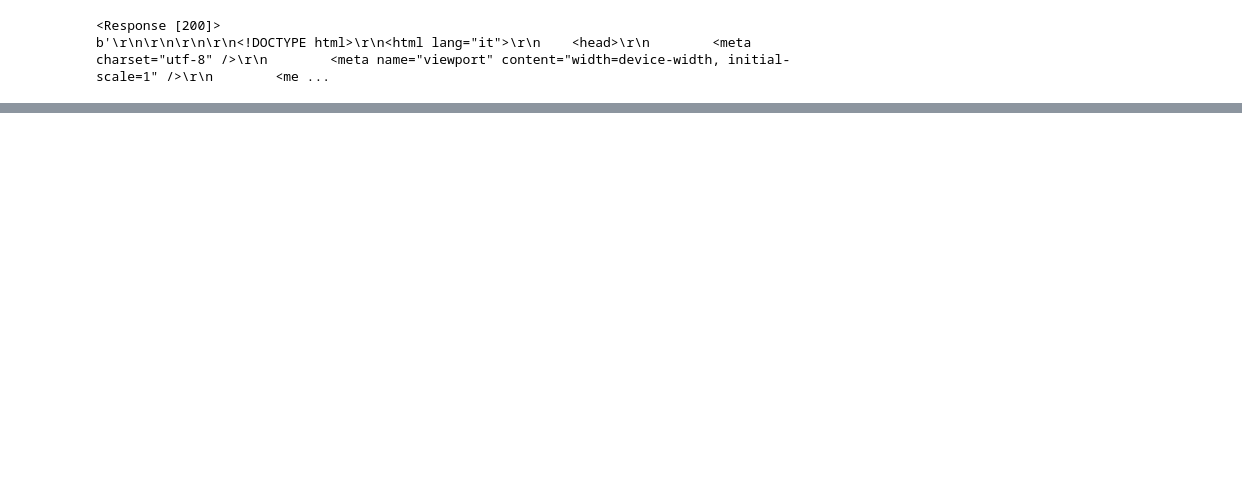
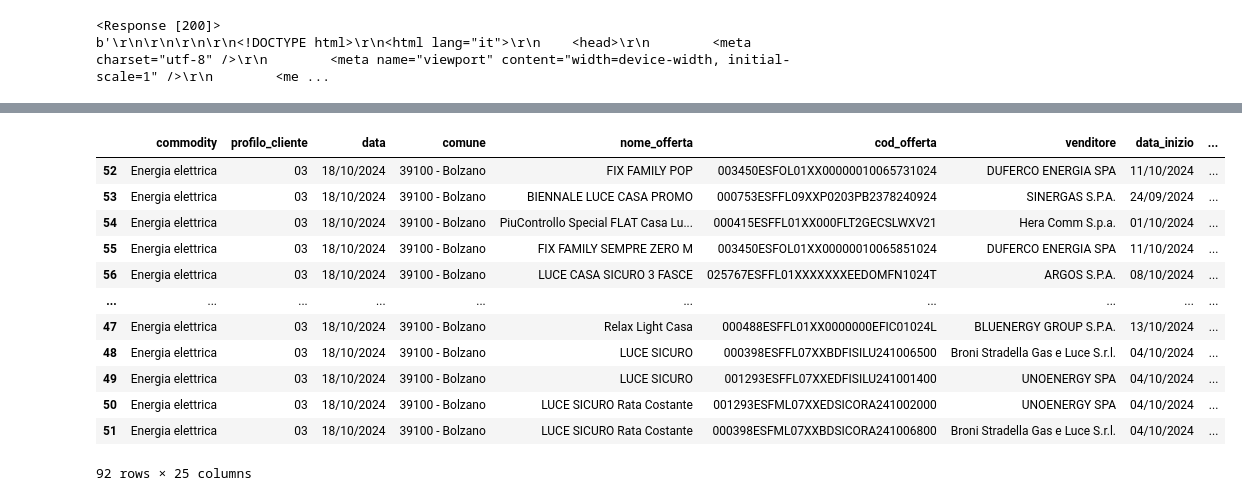
Before and after one commit to artessari/WebScraping_EnergyOffers, a Jupyter notebook: ARERA_OfferteEnergia.ipynb, the cells around one changed output, grey strips where cells are left out. Drawn from its saved outputs; the diff is of its cells as text; code cells hidden in the pictures; blank space fills up the shorter version.

```diff
--- a/ARERA_OfferteEnergia.ipynb
+++ b/ARERA_OfferteEnergia.ipynb
@@ -595,0 +776,20 @@ else:
+# %%
+df03_EE = pd.DataFrame(data_list_totale)
+df03_EE = df03_EE.sort_values(by=['comune', 'spesa_annua(euro)'], ascending=[True, True])
+df03_EE.insert(1, 'profilo_cliente', '03')
+df03_EE.insert(20, 'persone_abitazione', 4)
+df03_EE
+# %% [output]
+|  | commodity | profilo_cliente | data | comune | nome_offerta | cod_offerta | venditore | data_inizio | ... |
+| 52 | Energia elettrica | 03 | 18/10/2024 | 39100 - Bolzano | FIX FAMILY POP | 003450ESFOL01XX00000010065731024 | DUFERCO ENERGIA SPA | 11/10/2024 | ... |
+| 53 | Energia elettrica | 03 | 18/10/2024 | 39100 - Bolzano | BIENNALE LUCE CASA PROMO | 000753ESFFL09XXP0203PB2378240924 | SINERGAS S.P.A. | 24/09/2024 | ... |
+| 54 | Energia elettrica | 03 | 18/10/2024 | 39100 - Bolzano | PiuControllo Special FLAT Casa Lu... | 000415ESFFL01XX000FLT2GECSLWXV21 | Hera Comm S.p.a. | 01/10/2024 | ... |
+| 55 | Energia elettrica | 03 | 18/10/2024 | 39100 - Bolzano | FIX FAMILY SEMPRE ZERO M | 003450ESFOL01XX00000010065851024 | DUFERCO ENERGIA SPA | 11/10/2024 | ... |
+| 56 | Energia elettrica | 03 | 18/10/2024 | 39100 - Bolzano | LUCE CASA SICURO 3 FASCE | 025767ESFFL01XXXXXXXEEDOMFN1024T | ARGOS S.P.A. | 08/10/2024 | ... |
+| ... | ... | ... | ... | ... | ... | ... | ... | ... | ... |
+| 47 | Energia elettrica | 03 | 18/10/2024 | 39100 - Bolzano | Relax Light Casa | 000488ESFFL01XX0000000EFIC01024L | BLUENERGY GROUP S.P.A. | 13/10/2024 | ... |
+| 48 | Energia elettrica | 03 | 18/10/2024 | 39100 - Bolzano | LUCE SICURO | 000398ESFFL07XXBDFISILU241006500 | Broni Stradella Gas e Luce S.r.l. | 04/10/2024 | ... |
+| 49 | Energia elettrica | 03 | 18/10/2024 | 39100 - Bolzano | LUCE SICURO | 001293ESFFL07XXEDFISILU241001400 | UNOENERGY SPA | 04/10/2024 | ... |
+| 50 | Energia elettrica | 03 | 18/10/2024 | 39100 - Bolzano | LUCE SICURO Rata Costante | 001293ESFML07XXEDSICORA241002000 | UNOENERGY SPA | 04/10/2024 | ... |
+| 51 | Energia elettrica | 03 | 18/10/2024 | 39100 - Bolzano | LUCE SICURO Rata Costante | 000398ESFML07XXBDSICORA241006800 | Broni Stradella Gas e Luce S.r.l. | 04/10/2024 | ... |
+92 rows × 25 columns
```
Also changed, not shown: parts of 52 cells of this notebook.
